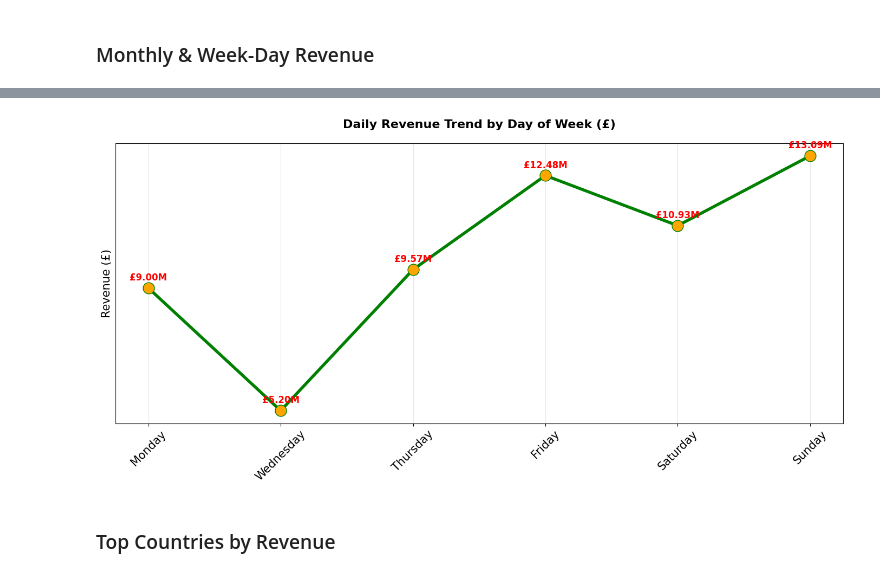
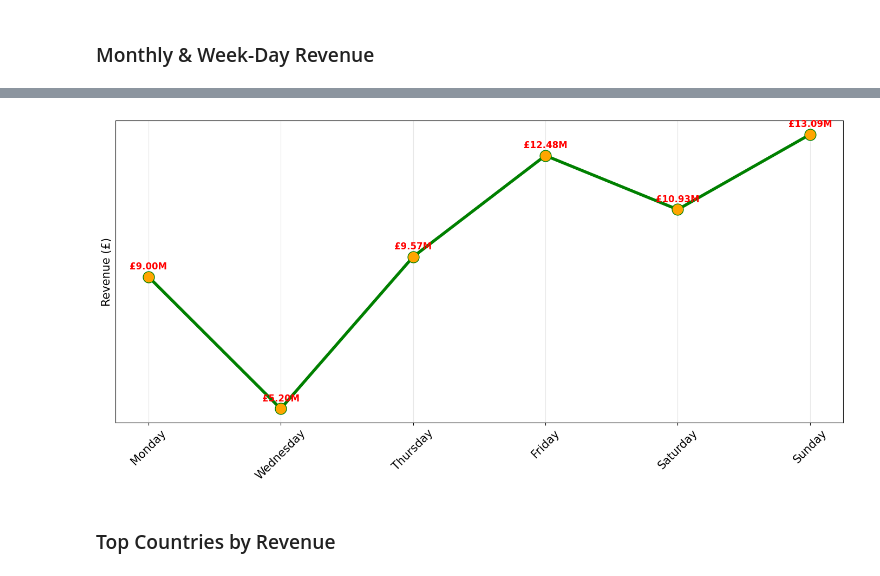
Before and after one commit to Papagiannopoulos/ecommerce-business-analytics, a Jupyter notebook: Program/E-commerce_Analysis.ipynb, the cells around one changed output, grey strips where cells are left out. Drawn from its saved outputs; the diff is of its cells as text; code cells hidden in the pictures.

```diff
--- a/Program/E-commerce_Analysis.ipynb
+++ b/Program/E-commerce_Analysis.ipynb
@@ -555,35 +554,35 @@ plt.show()
 # Prepare daily revenue by day of week
 daily_revenue = sales.groupby('day_of_week')['revenue'].sum().reset_index()
 
 # Reorder days of week starting with Monday
 day_order = ['Monday', 'Tuesday', 'Wednesday', 'Thursday', 'Friday', 'Saturday', 'Sunday']
 daily_revenue['day_order'] = daily_revenue['day_of_week'].apply(lambda x: day_order.index(x))
 daily_revenue_sorted = daily_revenue.sort_values('day_order').reset_index(drop=True)
 
 plt.figure(figsize=(14, 7))
 
 plt.plot(daily_revenue_sorted['day_of_week'], daily_revenue_sorted['revenue'],
          marker='o', linewidth=4, markersize=15, color='green', markerfacecolor='orange')
 
 plt.xlabel('')
 plt.ylabel('Revenue (£)', fontsize=15)
-plt.title('Daily Revenue Trend by Day of Week (£)', fontsize=16, fontweight='bold', pad=20)
+#plt.title('Daily Revenue Trend by Day of Week (£)', fontsize=16, fontweight='bold', pad=20)
 plt.grid(True, alpha=0.3)
 plt.xticks(rotation=45, fontsize=15)
 
 # Remove y-axis values
 plt.gca().set_yticks([])
 
 # Add value labels on points in red with 2 decimals
 for i, row in daily_revenue_sorted.iterrows():
     plt.annotate(f'£{row["revenue"]/1e6:.2f}M',
                  (row['day_of_week'], row['revenue']),
                  textcoords="offset points", xytext=(0,10), ha='center', fontsize=12, color='red', fontweight='bold')
 
 plt.tight_layout()
 plt.show()
 # %% [output]
-[figure, old version]
+[figure, new version]
 # %% [markdown]
 ### Top Countries by Revenue
 # %%
```
Also changed, not shown: parts of 6 cells of this notebook, 6 other files.
